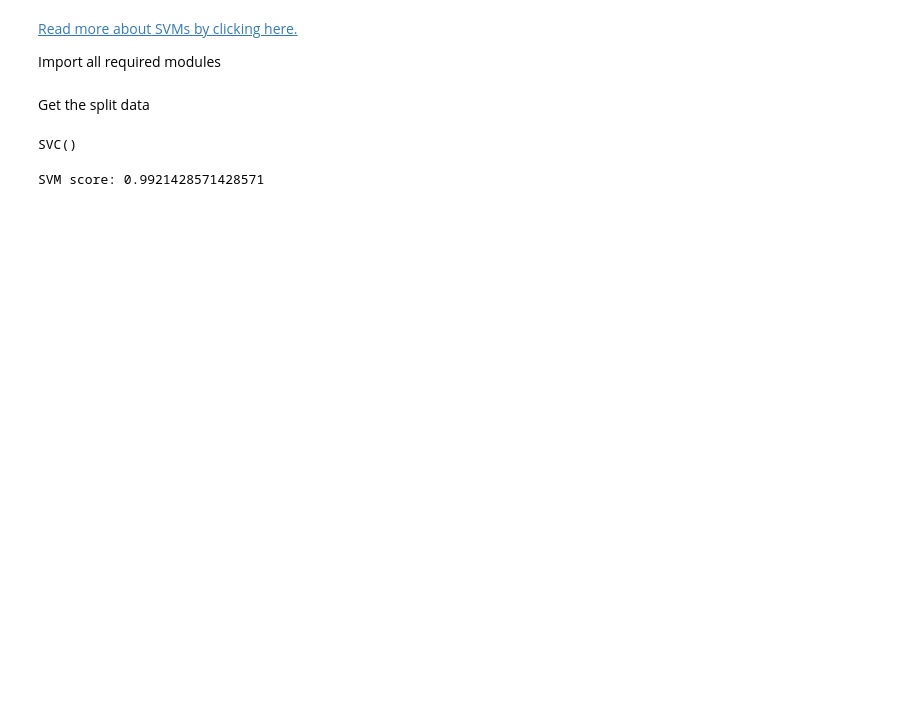
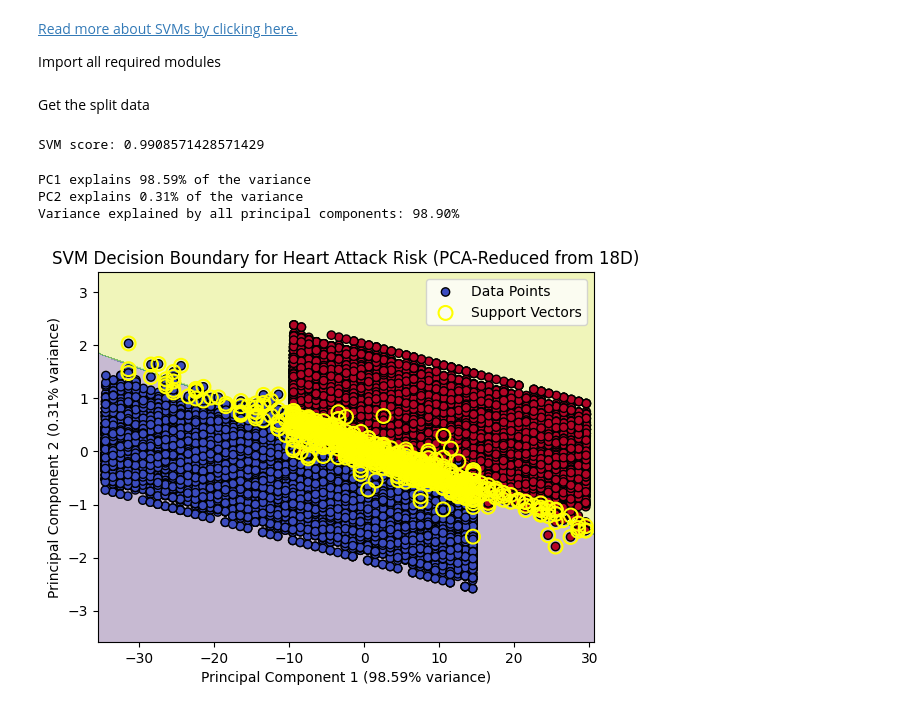
Before and after one commit to jkama4/project_ml, a Jupyter notebook: models/linear_svm.ipynb, the cells around one changed output. Cells and saved outputs as stored; diff of their text form; code cells hidden in the pictures; blank space fills up the shorter version.

```diff
--- a/models/linear_svm.ipynb
+++ b/models/linear_svm.ipynb
@@ -24,13 +34,51 @@ train_data: np.ndarray; test_data: np.ndarray; val_data: np.ndarray;
 
 X_train, X_test, X_val, y_train, y_test, y_val = kUtils.get_split_data()
 # %%
-classifier: svm.SVC = svm.SVC()
-classifier.fit(X=X_train, y=y_train)
+model: svm.SVC = svm.SVC(kernel="linear")
+
+classifier: svm.SVC = model.fit(X=X_train, y=y_train)
-# %% [output]
-SVC()
 # %%
 score: float = classifier.score(X=X_test, y=y_test)
 
 print(f"SVM score: {score}")
 # %% [output]
-SVM score: 0.9921428571428571
+SVM score: 0.9908571428571429
+# %%
+support_vectors: np.ndarray = classifier.support_vectors_
+
+pca: PCA = PCA(n_components=2)
+X_pca: np.ndarray = pca.fit_transform(X_train)
+support_vectors_pca: np.ndarray = pca.transform(support_vectors)
+
+explained_variance: np.ndarray = pca.explained_variance_ratio_ * 100
+print(f"PC1 explains {explained_variance[0]:.2f}% of the variance")
+print(f"PC2 explains {explained_variance[1]:.2f}% of the variance")
+print(f"Variance explained by all principal components: {pca.explained_variance_ratio_.sum() * 100:.2f}%")
+
+h: float; x_min: float; x_max: float; y_min: float; y_max: float;
+
+h = 0.02
+x_min, x_max = X_pca[:, 0].min() - 1, X_pca[:, 0].max() + 1
+y_min, y_max = X_pca[:, 1].min() - 1, X_pca[:, 1].max() + 1
+
+xx: np.ndarray; yy: np.ndarray;
+
+xx, yy = np.meshgrid(np.arange(x_min, x_max, h), np.arange(y_min, y_max, h))
+
+Z: np.ndarray = classifier.predict(pca.inverse_transform(np.c_[xx.ravel(), yy.ravel()]))
+Z = Z.reshape(xx.shape)
+
+plt.contourf(xx, yy, Z, alpha=0.3)
+plt.scatter(X_pca[:, 0], X_pca[:, 1], c=y_train, edgecolors='k', cmap=plt.cm.coolwarm, label="Data Points")
+plt.scatter(support_vectors_pca[:, 0], support_vectors_pca[:, 1],
+            facecolors='none', edgecolors='yellow', linewidths=1.5, s=100, label="Support Vectors")
+plt.xlabel(f'Principal Component 1 ({explained_variance[0]:.2f}% variance)')
+plt.ylabel(f'Principal Component 2 ({explained_variance[1]:.2f}% variance)')
+plt.title('SVM Decision Boundary for Heart Attack Risk (PCA-Reduced from 18D)')
+plt.legend()
+plt.show()
+# %% [output]
+PC1 explains 98.59% of the variance
+PC2 explains 0.31% of the variance
+Variance explained by all principal components: 98.90%
+[figure, added]
```
Also changed, not shown: parts of 4 cells of this notebook, 1 other file.
